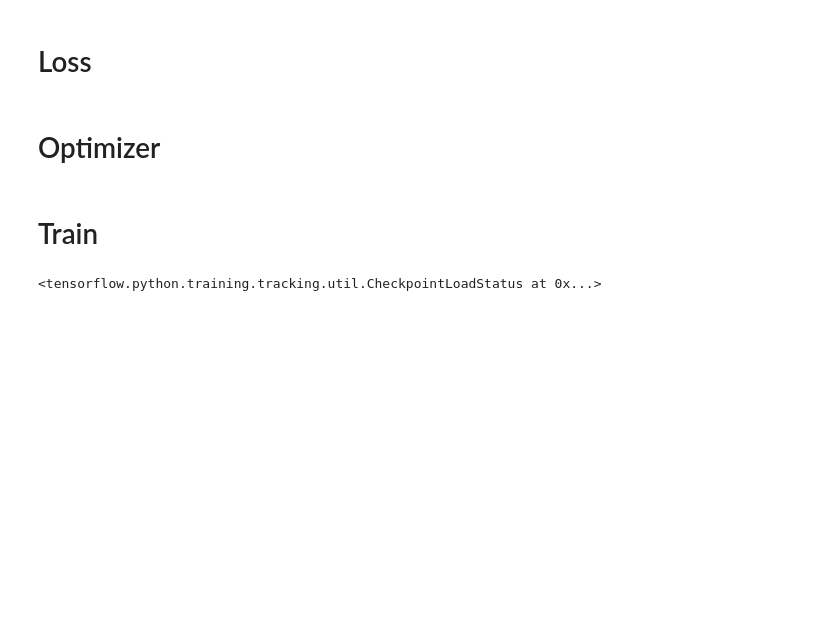
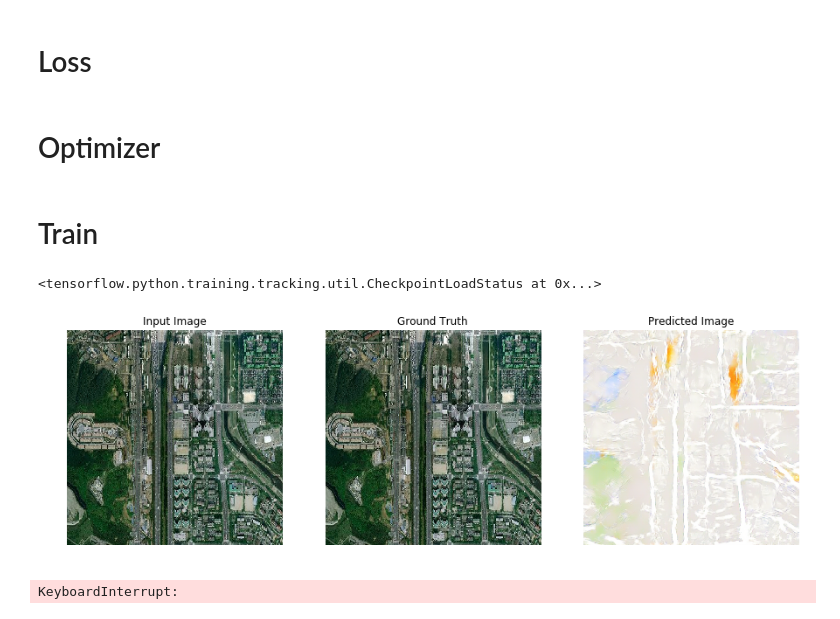
Before and after one commit to jjxxmiin/GAN, a Jupyter notebook: pix2pix_alpha/pix2pix.ipynb, the cells around one changed output. Saved outputs shown, nothing was run; the diff lists cells and outputs as text; code cells hidden in the pictures; blank space fills up the shorter version.

```diff
--- a/pix2pix_alpha/pix2pix.ipynb
+++ b/pix2pix_alpha/pix2pix.ipynb
@@ -386,6 +386,22 @@ checkpoint = tf.train.Checkpoint(G_optimizer=G_optimizer,
 checkpoint.restore(tf.train.latest_checkpoint(checkpoint_dir))
 # %% [output]
 <tensorflow.python.training.tracking.util.CheckpointLoadStatus at 0x...>
+# %%
+test_img = plt.imread("./1.jpg")
+test_img = tf.cast(test_img, tf.float32)
+test_img = tf.image.resize(test_img,[256,256])
+test_img = normalize(test_img)
+test_img = test_img[tf.newaxis,...]
+generate_images(generator, test_img, test_img)
+# %% [output]
+[figure, added]
+# %%
+for test_data in test_dataset:
+    input_, target_ = preprocessing(test_data)
+    generate_images(generator, input_, target_)
+    clear_output(wait=True)
+# %% [output]
+KeyboardInterrupt:
 # %%
 EPOCHS = 100
 
```
Also changed, not shown: parts of 2 cells of this notebook, 2 other files.
